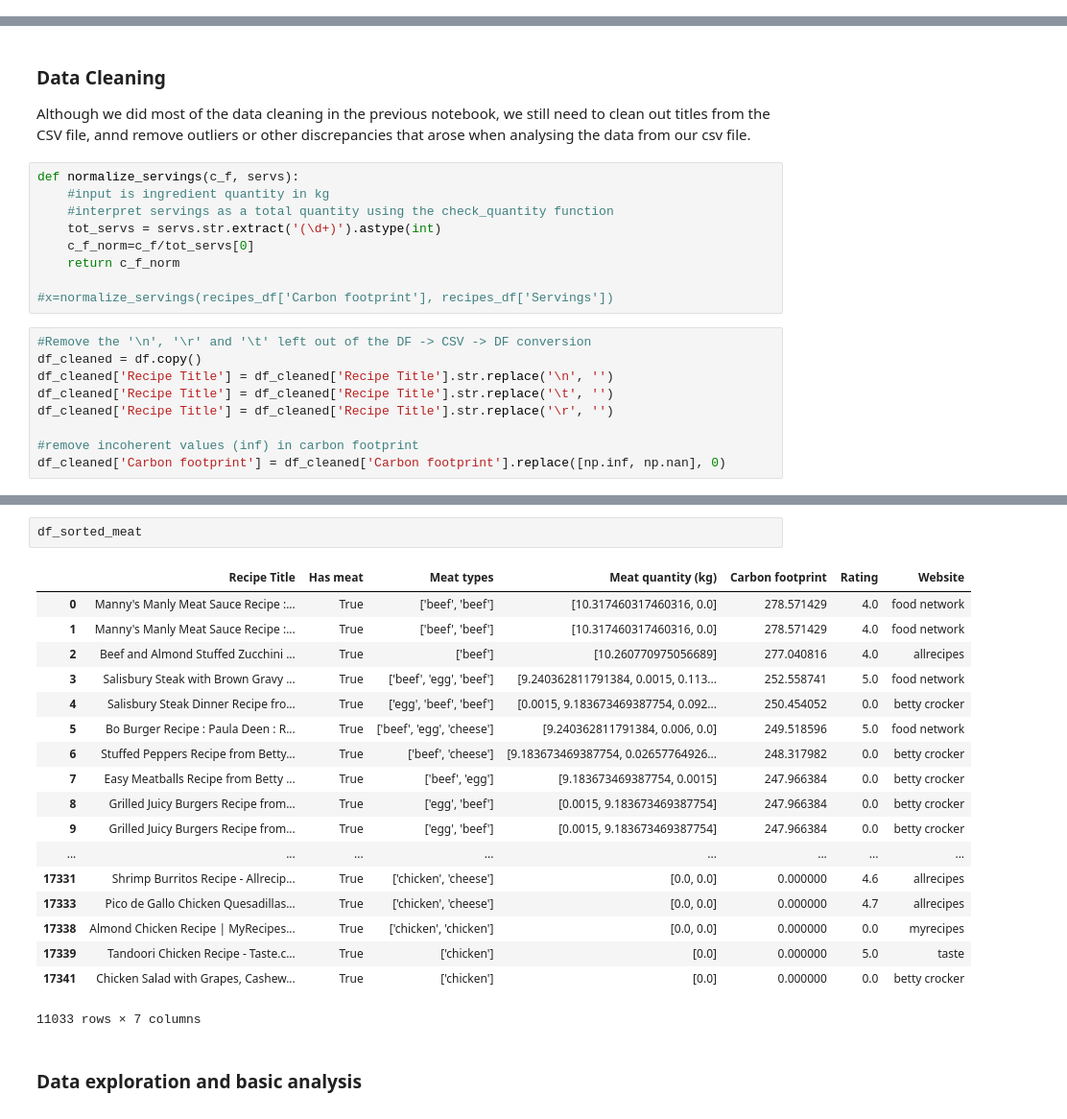
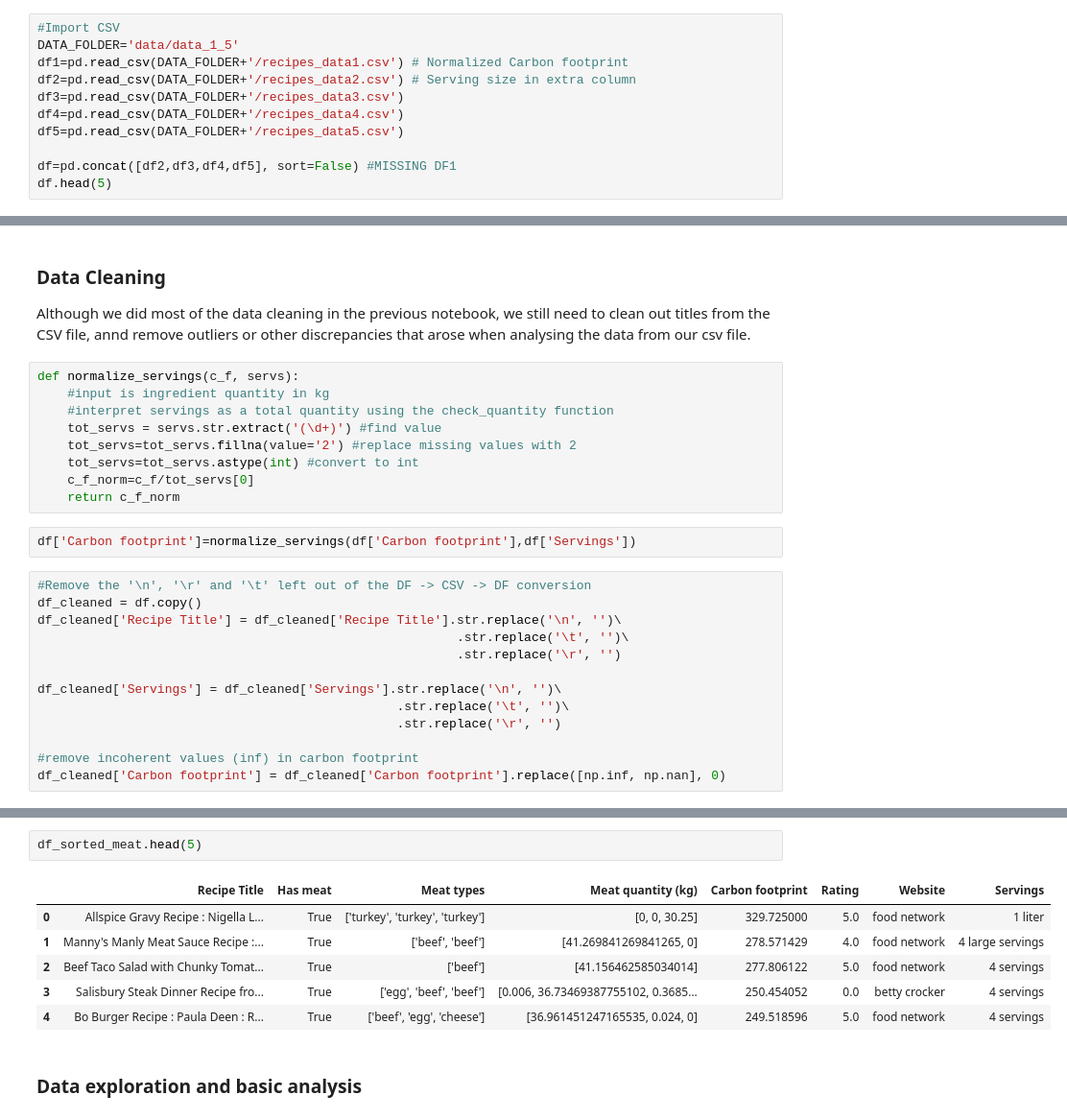
Before and after one commit to chloerDXN/lovelace-project, a Jupyter notebook: data_analysis_notebook.ipynb, the cells around one changed output, grey strips where cells are left out. Shown at 96% size. Cells and saved outputs as stored; diff of their text form.

```diff
--- a/data_analysis_notebook.ipynb
+++ b/data_analysis_notebook.ipynb
@@ -49,0 +19,11 @@ df
+# %%
+#Import CSV
+DATA_FOLDER='data/data_1_5'
+df1=pd.read_csv(DATA_FOLDER+'/recipes_data1.csv') # Normalized Carbon footprint
+df2=pd.read_csv(DATA_FOLDER+'/recipes_data2.csv') # Serving size in extra column
+df3=pd.read_csv(DATA_FOLDER+'/recipes_data3.csv')
+df4=pd.read_csv(DATA_FOLDER+'/recipes_data4.csv')
+df5=pd.read_csv(DATA_FOLDER+'/recipes_data5.csv')
+
+df=pd.concat([df2,df3,df4,df5], sort=False) #MISSING DF1
+df.head(5)
@@ -54,17 +41,23 @@ Although we did most of the data cleaning in the previous notebook, we still nee
 def normalize_servings(c_f, servs):
     #input is ingredient quantity in kg
     #interpret servings as a total quantity using the check_quantity function
-    tot_servs = servs.str.extract('(\d+)').astype(int)
+    tot_servs = servs.str.extract('(\d+)') #find value
+    tot_servs=tot_servs.fillna(value='2') #replace missing values with 2
+    tot_servs=tot_servs.astype(int) #convert to int
     c_f_norm=c_f/tot_servs[0]
     return c_f_norm
-
-#x=normalize_servings(recipes_df['Carbon footprint'], recipes_df['Servings'])
+# %%
+df['Carbon footprint']=normalize_servings(df['Carbon footprint'],df['Servings'])
 # %%
 #Remove the '\n', '\r' and '\t' left out of the DF -> CSV -> DF conversion
 df_cleaned = df.copy()
-df_cleaned['Recipe Title'] = df_cleaned['Recipe Title'].str.replace('\n', '')
-df_cleaned['Recipe Title'] = df_cleaned['Recipe Title'].str.replace('\t', '')
-df_cleaned['Recipe Title'] = df_cleaned['Recipe Title'].str.replace('\r', '')
+df_cleaned['Recipe Title'] = df_cleaned['Recipe Title'].str.replace('\n', '')\
+                                                        .str.replace('\t', '')\
+                                                        .str.replace('\r', '')
+
+df_cleaned['Servings'] = df_cleaned['Servings'].str.replace('\n', '')\
+                                                .str.replace('\t', '')\
+                                                .str.replace('\r', '')
 
 #remove incoherent values (inf) in carbon footprint
 df_cleaned['Carbon footprint'] = df_cleaned['Carbon footprint'].replace([np.inf, np.nan], 0)
@@ -93,25 +81,13 @@ df_sorted_meat = df_sorted_meat[df_sorted_meat['Has meat'] == True]
 df_sorted_meat = df_sorted_meat.replace([np.inf, np.nan], 0)
 # %%
-df_sorted_meat
+df_sorted_meat.head(5)
 # %% [output]
-|  | Recipe Title | Has meat | Meat types | Meat quantity (kg) | Carbon footprint | Rating | Website |
-| 0 | Manny's Manly Meat Sauce Recipe :... | True | ['beef', 'beef'] | [10.317460317460316, 0.0] | 278.571429 | 4.0 | food network |
-| 1 | Manny's Manly Meat Sauce Recipe :... | True | ['beef', 'beef'] | [10.317460317460316, 0.0] | 278.571429 | 4.0 | food network |
-| 2 | Beef and Almond Stuffed Zucchini ... | True | ['beef'] | [10.260770975056689] | 277.040816 | 4.0 | allrecipes |
-| 3 | Salisbury Steak with Brown Gravy ... | True | ['beef', 'egg', 'beef'] | [9.240362811791384, 0.0015, 0.113... | 252.558741 | 5.0 | food network |
-| 4 | Salisbury Steak Dinner Recipe fro... | True | ['egg', 'beef', 'beef'] | [0.0015, 9.183673469387754, 0.092... | 250.454052 | 0.0 | betty crocker |
-| 5 | Bo Burger Recipe : Paula Deen : R... | True | ['beef', 'egg', 'cheese'] | [9.240362811791384, 0.006, 0.0] | 249.518596 | 5.0 | food network |
-| 6 | Stuffed Peppers Recipe from Betty... | True | ['beef', 'cheese'] | [9.183673469387754, 0.02657764926... | 248.317982 | 0.0 | betty crocker |
-| 7 | Easy Meatballs Recipe from Betty ... | True | ['beef', 'egg'] | [9.183673469387754, 0.0015] | 247.966384 | 0.0 | betty crocker |
-| 8 | Grilled Juicy Burgers Recipe from... | True | ['egg', 'beef'] | [0.0015, 9.183673469387754] | 247.966384 | 0.0 | betty crocker |
-| 9 | Grilled Juicy Burgers Recipe from... | True | ['egg', 'beef'] | [0.0015, 9.183673469387754] | 247.966384 | 0.0 | betty crocker |
-| ... | ... | ... | ... | ... | ... | ... | ... |
-| 17331 | Shrimp Burritos Recipe - Allrecip... | True | ['chicken', 'cheese'] | [0.0, 0.0] | 0.000000 | 4.6 | allrecipes |
-| 17333 | Pico de Gallo Chicken Quesadillas... | True | ['chicken', 'cheese'] | [0.0, 0.0] | 0.000000 | 4.7 | allrecipes |
-| 17338 | Almond Chicken Recipe | MyRecipes... | True | ['chicken', 'chicken'] | [0.0, 0.0] | 0.000000 | 0.0 | myrecipes |
-| 17339 | Tandoori Chicken Recipe - Taste.c... | True | ['chicken'] | [0.0] | 0.000000 | 5.0 | taste |
-| 17341 | Chicken Salad with Grapes, Cashew... | True | ['chicken'] | [0.0] | 0.000000 | 0.0 | betty crocker |
+|  | Recipe Title | Has meat | Meat types | Meat quantity (kg) | Carbon footprint | Rating | Website | Servings |
+| 0 | Allspice Gravy Recipe : Nigella L... | True | ['turkey', 'turkey', 'turkey'] | [0, 0, 30.25] | 329.725000 | 5.0 | food network | 1 liter |
+| 1 | Manny's Manly Meat Sauce Recipe :... | True | ['beef', 'beef'] | [41.269841269841265, 0] | 278.571429 | 4.0 | food network | 4 large servings |
+| 2 | Beef Taco Salad with Chunky Tomat... | True | ['beef'] | [41.156462585034014] | 277.806122 | 5.0 | food network | 4 servings |
+| 3 | Salisbury Steak Dinner Recipe fro... | True | ['egg', 'beef', 'beef'] | [0.006, 36.73469387755102, 0.3685... | 250.454052 | 0.0 | betty crocker | 4 servings |
+| 4 | Bo Burger Recipe : Paula Deen : R... | True | ['beef', 'egg', 'cheese'] | [36.961451247165535, 0.024, 0] | 249.518596 | 5.0 | food network | 4 servings |
-11033 rows × 7 columns
 # %% [markdown]
 ### Data exploration and basic analysis
 # %%
```
Also changed, not shown: parts of 15 cells of this notebook.
